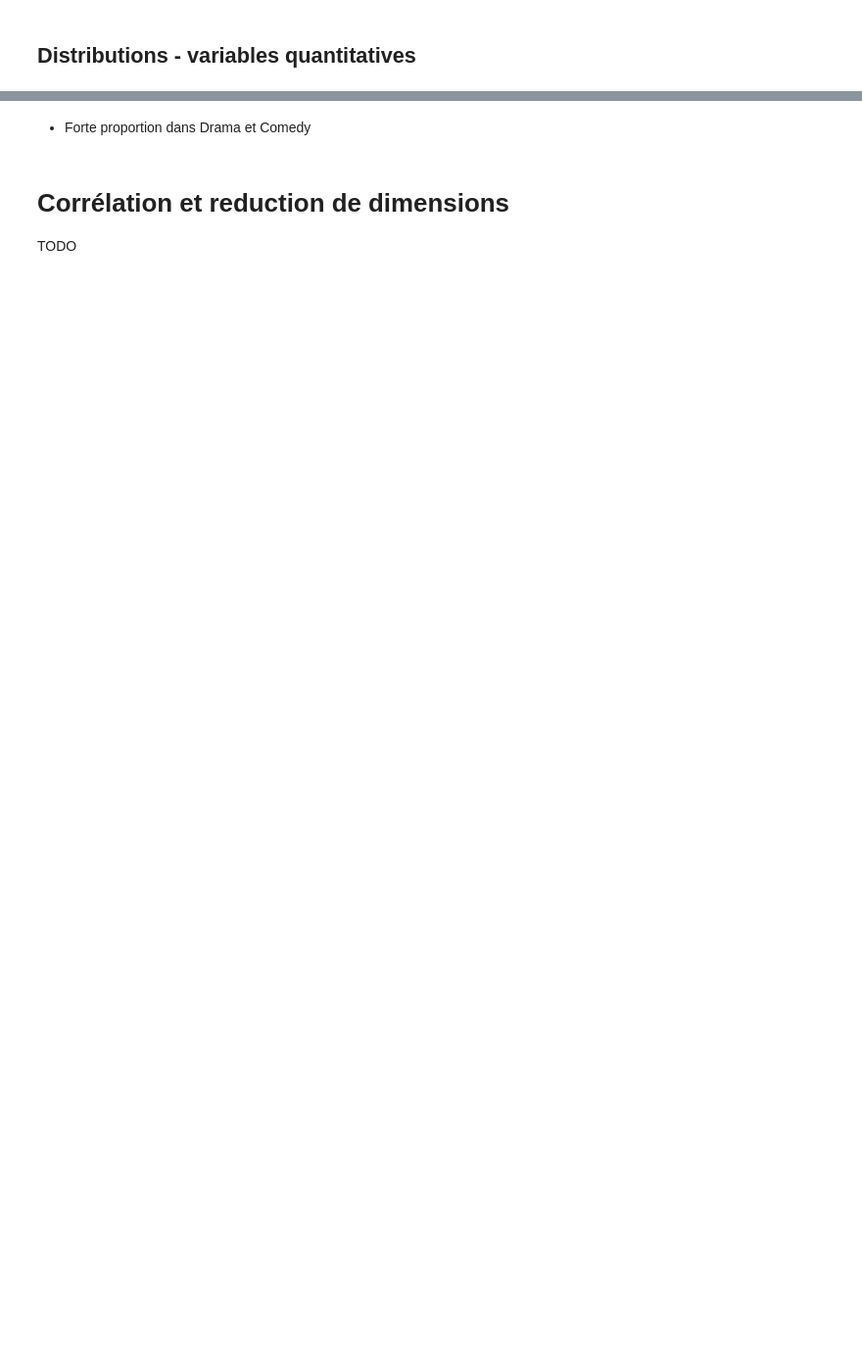
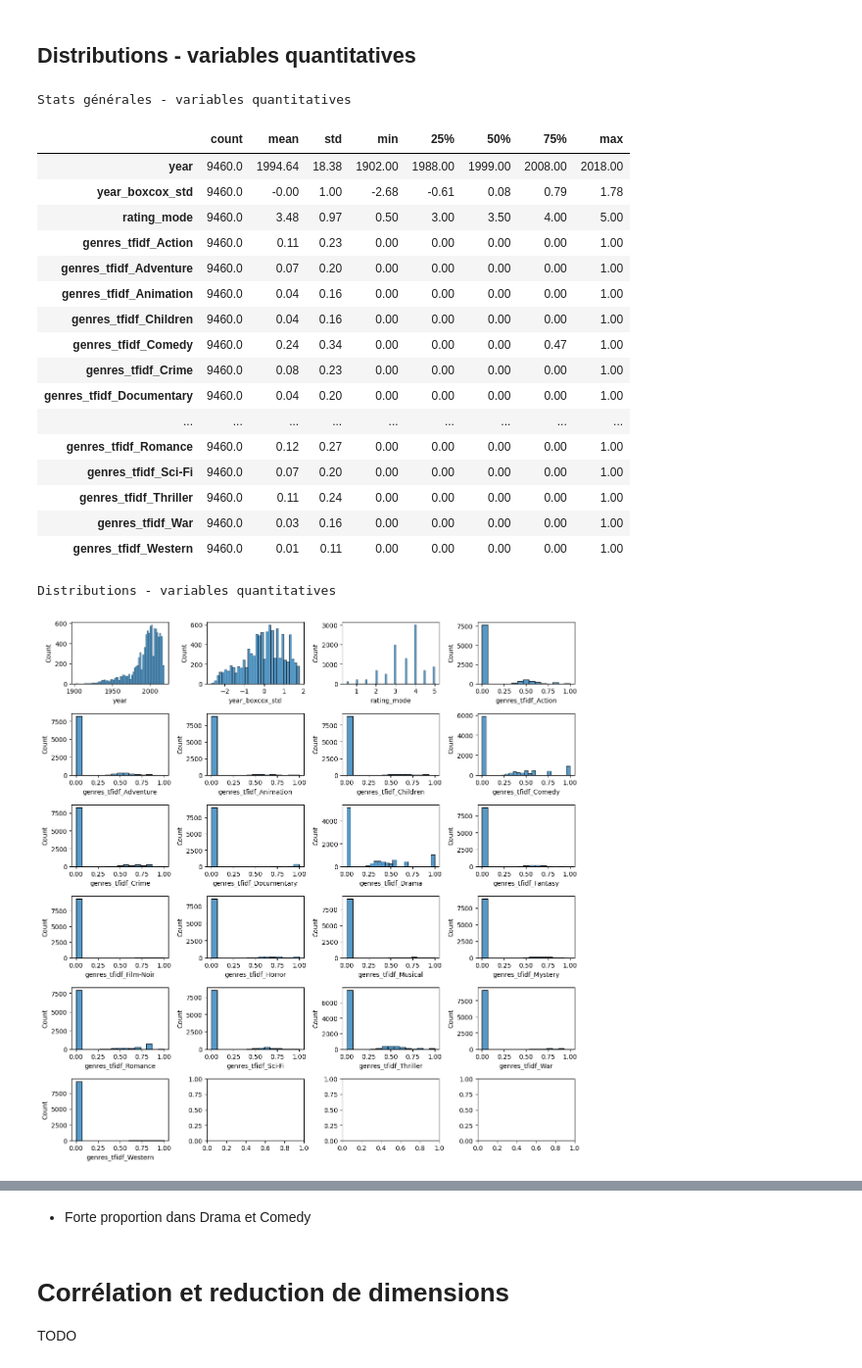
Before and after one commit to jfgagnon00/MovieLens, a Jupyter notebook: A58.ipynb, the cells around one changed output, grey strips where cells are left out. Shown: that part at 98% size. Drawn from its saved outputs; the diff is of its cells as text; code cells hidden in the pictures; blank space fills up the shorter version.

```diff
--- a/A58.ipynb
+++ b/A58.ipynb
@@ -92,12 +90,9 @@ import helpers.jupyter as jup
 configs = hlp.get_configs("config_overrides.json")
 
 # imdbId doit etre garde en string (leading 0)
-# voir la partie pretraitement pour comprendre pourquoi rating_mode et rating_median sont en string
-movies_df = pd.read_csv("dataset/movies_pretraitement.csv",
-                        dtype={"imdbId": str})
+movies_df = pd.read_csv("dataset/movies_pretraitement.csv", dtype={"imdbId": str})
 
 print("Movies", movies_df.shape)
 print("Head")
 display(movies_df.head().round(2))
 clstr.show_types(movies_df)
-clstr.show_na(movies_df);
@@ -119,0 +119,9 @@ genres_tfidf_df = movies_df[tfidf_cols]
+# %%
+#
+# validation valeurs manquantes doublons
+#
+print("Avant retrait doublons:", movies_df.shape)
+movies_df.drop_duplicates(inplace=True)
+print("Après retrait doublons:", movies_df.shape)
+
+clstr.show_na(movies_df);
@@ -120,9 +189,33 @@ genres_tfidf_df = movies_df[tfidf_cols]
 # %% [markdown]
 ## Distributions - variables quantitatives
 # %%
+# on enleve movieId, imdbId et title
+quant_df = movies_df.iloc[:, 3:].select_dtypes(exclude="object")
+
 print("Stats générales - variables quantitatives")
 display(quant_df.describe().T.round(2))
 print()
 print("Distributions - variables quantitatives")
-clstr.show_distributions(quant_df, num_cols=2, figsize=(10, 2.5))
+clstr.show_distributions(quant_df, num_cols=4, figsize=(12, 12))
+# %% [output]
+Stats générales - variables quantitatives
+|  | count | mean | std | min | 25% | 50% | 75% | max |
+| year | 9460.0 | 1994.64 | 18.38 | 1902.00 | 1988.00 | 1999.00 | 2008.00 | 2018.00 |
+| year_boxcox_std | 9460.0 | -0.00 | 1.00 | -2.68 | -0.61 | 0.08 | 0.79 | 1.78 |
+| rating_mode | 9460.0 | 3.48 | 0.97 | 0.50 | 3.00 | 3.50 | 4.00 | 5.00 |
+| genres_tfidf_Action | 9460.0 | 0.11 | 0.23 | 0.00 | 0.00 | 0.00 | 0.00 | 1.00 |
+| genres_tfidf_Adventure | 9460.0 | 0.07 | 0.20 | 0.00 | 0.00 | 0.00 | 0.00 | 1.00 |
+| genres_tfidf_Animation | 9460.0 | 0.04 | 0.16 | 0.00 | 0.00 | 0.00 | 0.00 | 1.00 |
+| genres_tfidf_Children | 9460.0 | 0.04 | 0.16 | 0.00 | 0.00 | 0.00 | 0.00 | 1.00 |
+| genres_tfidf_Comedy | 9460.0 | 0.24 | 0.34 | 0.00 | 0.00 | 0.00 | 0.47 | 1.00 |
+| genres_tfidf_Crime | 9460.0 | 0.08 | 0.23 | 0.00 | 0.00 | 0.00 | 0.00 | 1.00 |
+| genres_tfidf_Documentary | 9460.0 | 0.04 | 0.20 | 0.00 | 0.00 | 0.00 | 0.00 | 1.00 |
+| ... | ... | ... | ... | ... | ... | ... | ... | ... |
+| genres_tfidf_Romance | 9460.0 | 0.12 | 0.27 | 0.00 | 0.00 | 0.00 | 0.00 | 1.00 |
+| genres_tfidf_Sci-Fi | 9460.0 | 0.07 | 0.20 | 0.00 | 0.00 | 0.00 | 0.00 | 1.00 |
+| genres_tfidf_Thriller | 9460.0 | 0.11 | 0.24 | 0.00 | 0.00 | 0.00 | 0.00 | 1.00 |
+| genres_tfidf_War | 9460.0 | 0.03 | 0.16 | 0.00 | 0.00 | 0.00 | 0.00 | 1.00 |
+| genres_tfidf_Western | 9460.0 | 0.01 | 0.11 | 0.00 | 0.00 | 0.00 | 0.00 | 1.00 |
+Distributions - variables quantitatives
+[figure, added]
 # %% [markdown]
```
Also changed, not shown: parts of 34 cells of this notebook, 1 other file.
